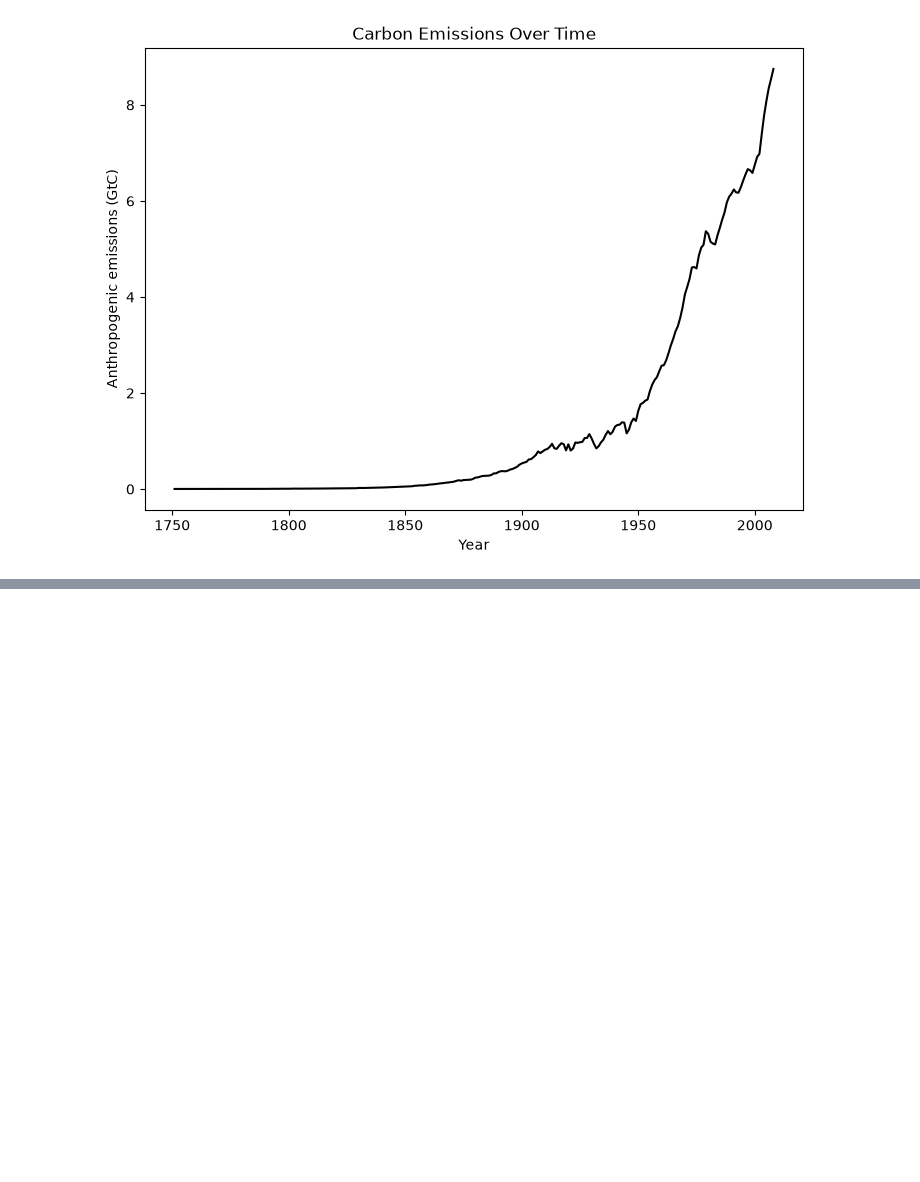
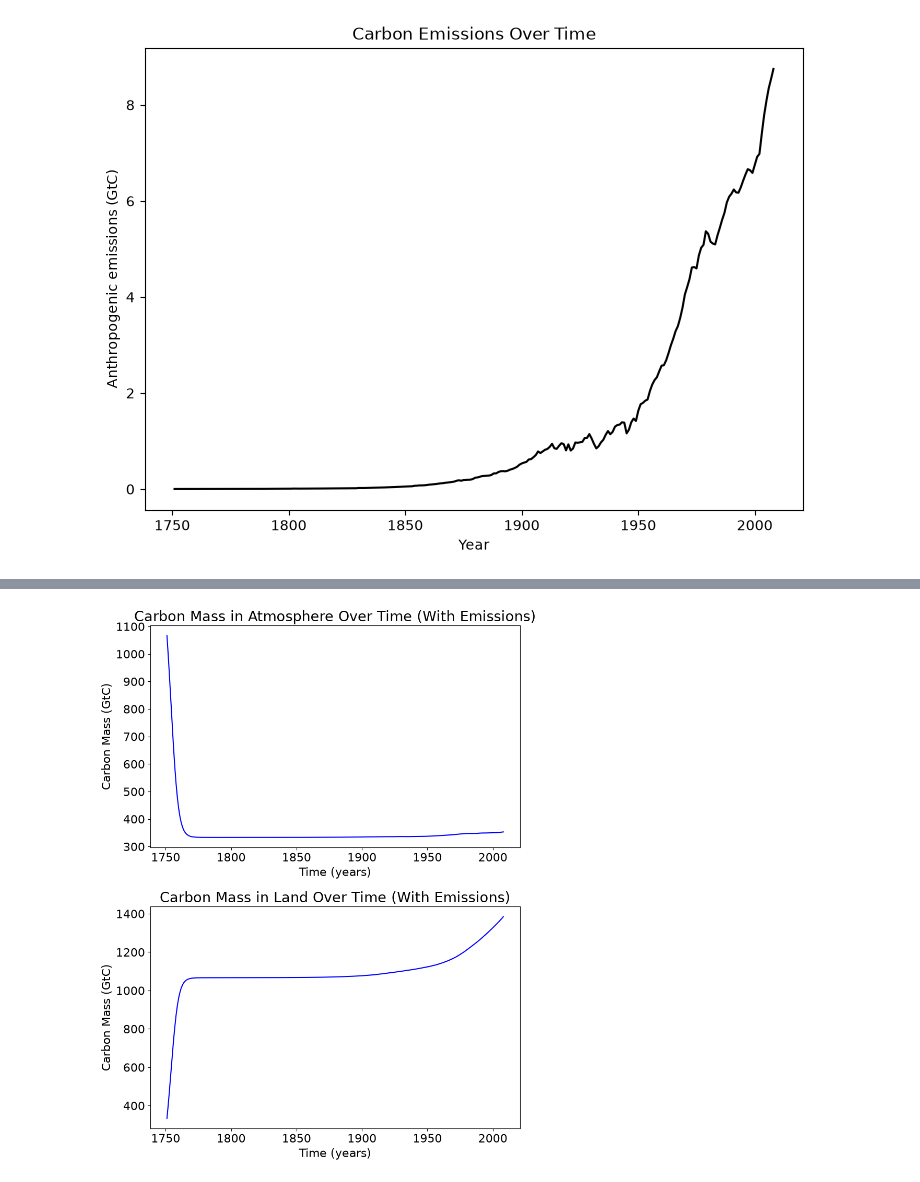
Before and after one commit to formiglik/Modelling_Class_Psets, a Jupyter notebook: Mod2/mod02-CarbonModel1.ipynb, the cells around one changed output, grey strips where cells are left out. Cells and saved outputs as stored; diff of their text form; code cells hidden in the pictures; blank space fills up the shorter version.

```diff
--- a/Mod2/mod02-CarbonModel1.ipynb
+++ b/Mod2/mod02-CarbonModel1.ipynb
@@ -14,7 +14,7 @@ k21 = 0.1
 
 ti = 0.0
 tf = 100.0
-dt = 1/365
+dt = 1
 # %%
 t = np.arange(ti,tf+dt,dt)
 
@@ -93,0 +151,21 @@ plt.show()
+# %%
+#Creating two pannel figure for mass in reservoirs with emissions
+plt.figure(figsize=(8.5,11))
+plt.rcParams.update({'font.size': 16})
+
+plt.subplot(2,1,1)
+plt.title('Carbon Mass in Atmosphere Over Time (With Emissions)')
+plt.plot(t_em, M1_em, 'b-')
+plt.xlabel('Time (years)')
+plt.ylabel('Carbon Mass (GtC)')
+
+plt.subplot(2,1,2)
+plt.title('Carbon Mass in Land Over Time (With Emissions)')
+plt.plot(t_em, M2_em, 'b-')
+plt.xlabel('Time (years)')
+plt.ylabel('Carbon Mass (GtC)')
+
+plt.tight_layout()
+plt.show()
+# %% [output]
+[figure, added]
```
Also changed, not shown: parts of 2 cells of this notebook.
